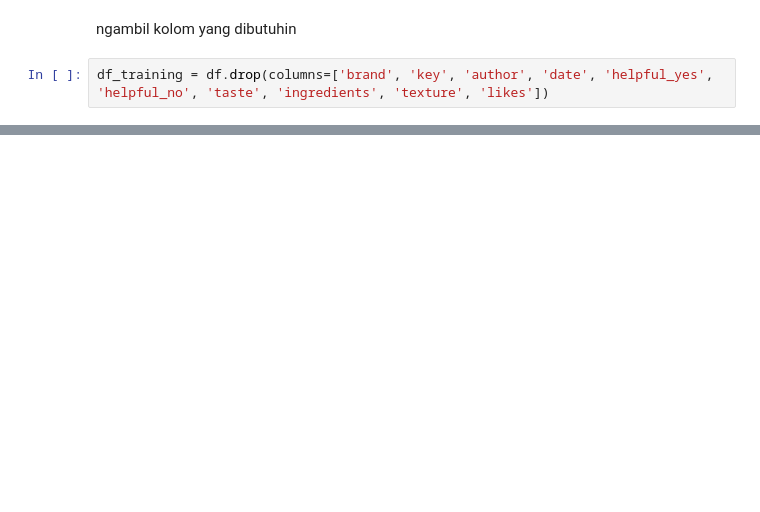
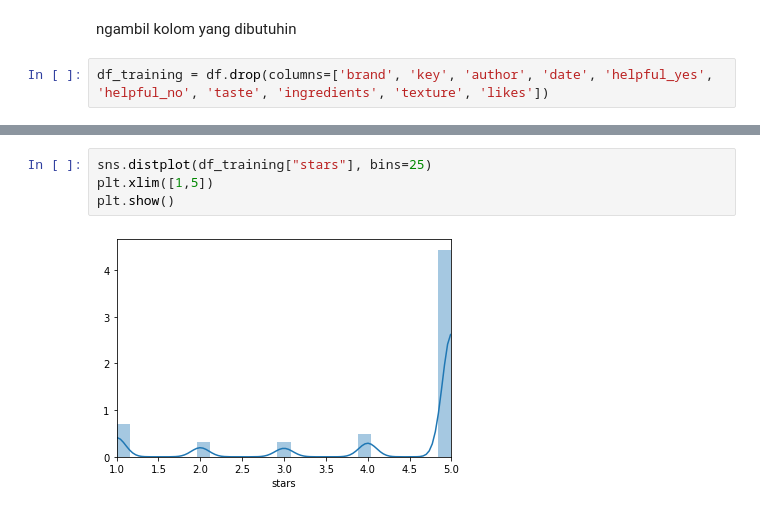
Before and after one commit to akmalamka/NLPIceCream, a Jupyter notebook: notebook.ipynb, the cells around one changed output, grey strips where cells are left out. Cells and saved outputs as stored; diff of their text form; blank space fills up the shorter version.

```diff
--- a/notebook.ipynb
+++ b/notebook.ipynb
@@ -40,3 +71,9 @@ df_training.head()
+# %%
+sns.distplot(df_training["stars"], bins=25)
+plt.xlim([1,5])
+plt.show()
+# %% [output]
+[figure, added]
 # %%
 df_training['stars'] = (df['stars'] >= 3).astype(int)
 df_training.head()
```
Also changed, not shown: parts of 12 cells of this notebook.
